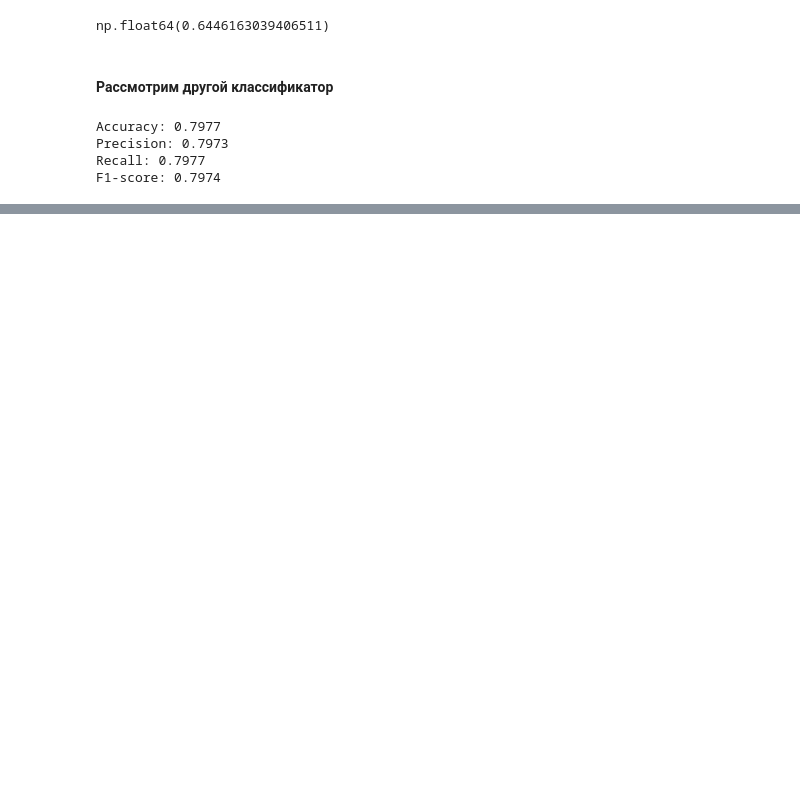
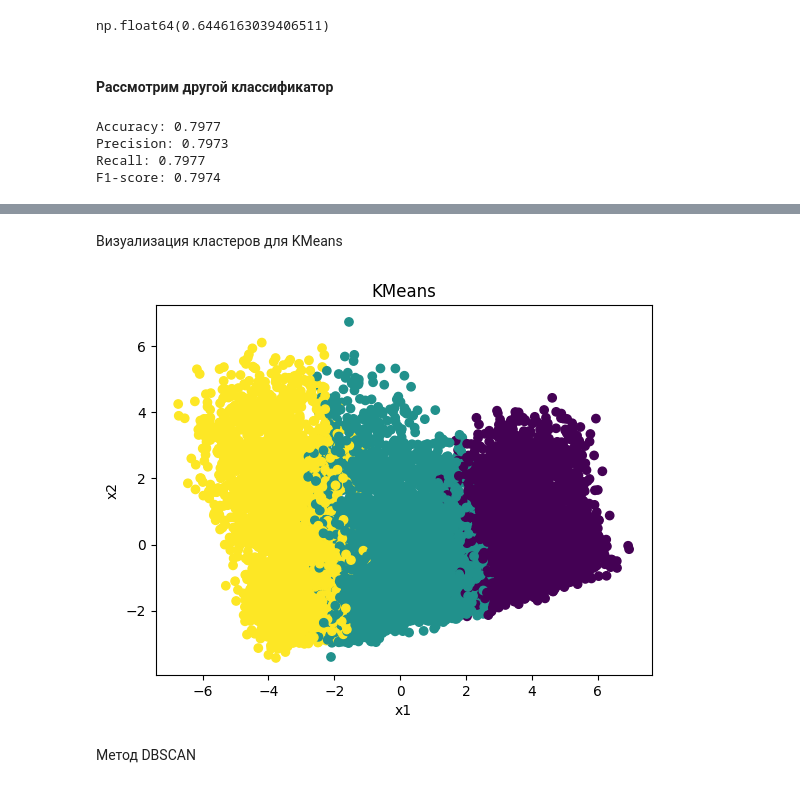
Before and after one commit to SoldatovDaniil/Ml, a Jupyter notebook: CreditRiskClass.ipynb, the cells around one changed output, grey strips where cells are left out. Cells and saved outputs as stored; diff of their text form; code cells hidden in the pictures; blank space fills up the shorter version.

```diff
--- a/CreditRiskClass.ipynb
+++ b/CreditRiskClass.ipynb
@@ -782,0 +806,5 @@ plt.show()
+# %%
+kmeans = KMeans(n_clusters=3, random_state=99, init='k-means++')
+kmeans.fit(X_train)
+train_clusters_kmeans = kmeans.predict(X_train)
+test_clusters_kmeans = kmeans.predict(X_test)
@@ -782,0 +845,12 @@ plt.show()
+# %% [markdown]
+Визуализация кластеров для KMeans
+# %%
+plt.scatter(X_test_pca[:, 0], X_test_pca[:, 1], c=test_clusters_kmeans)
+plt.title('KMeans')
+plt.xlabel('x1')
+plt.ylabel('x2')
+pass
+# %% [output]
+[figure, added]
+# %% [markdown]
+Метод DBSCAN
```
Also changed, not shown: parts of 36 cells of this notebook.
